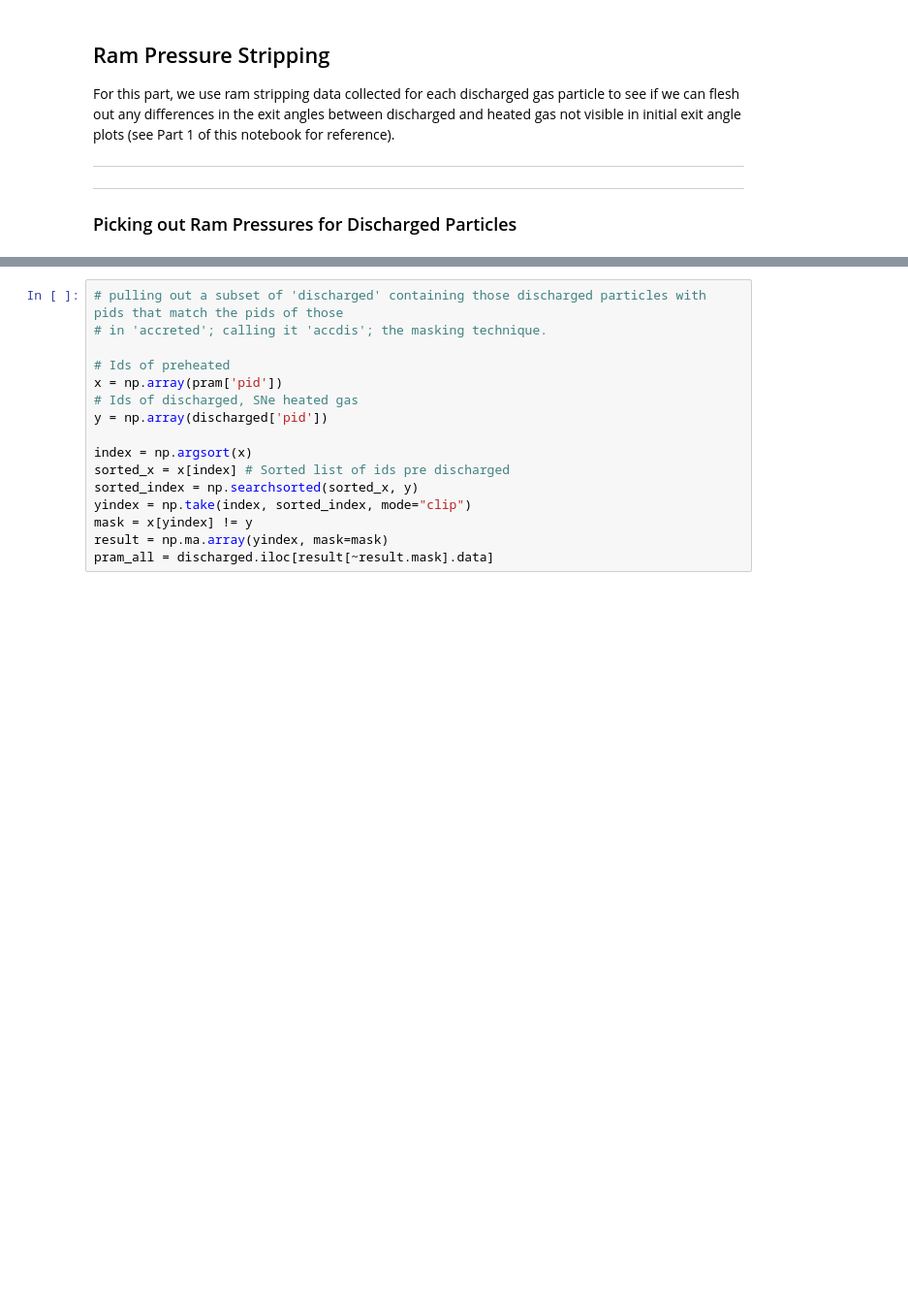
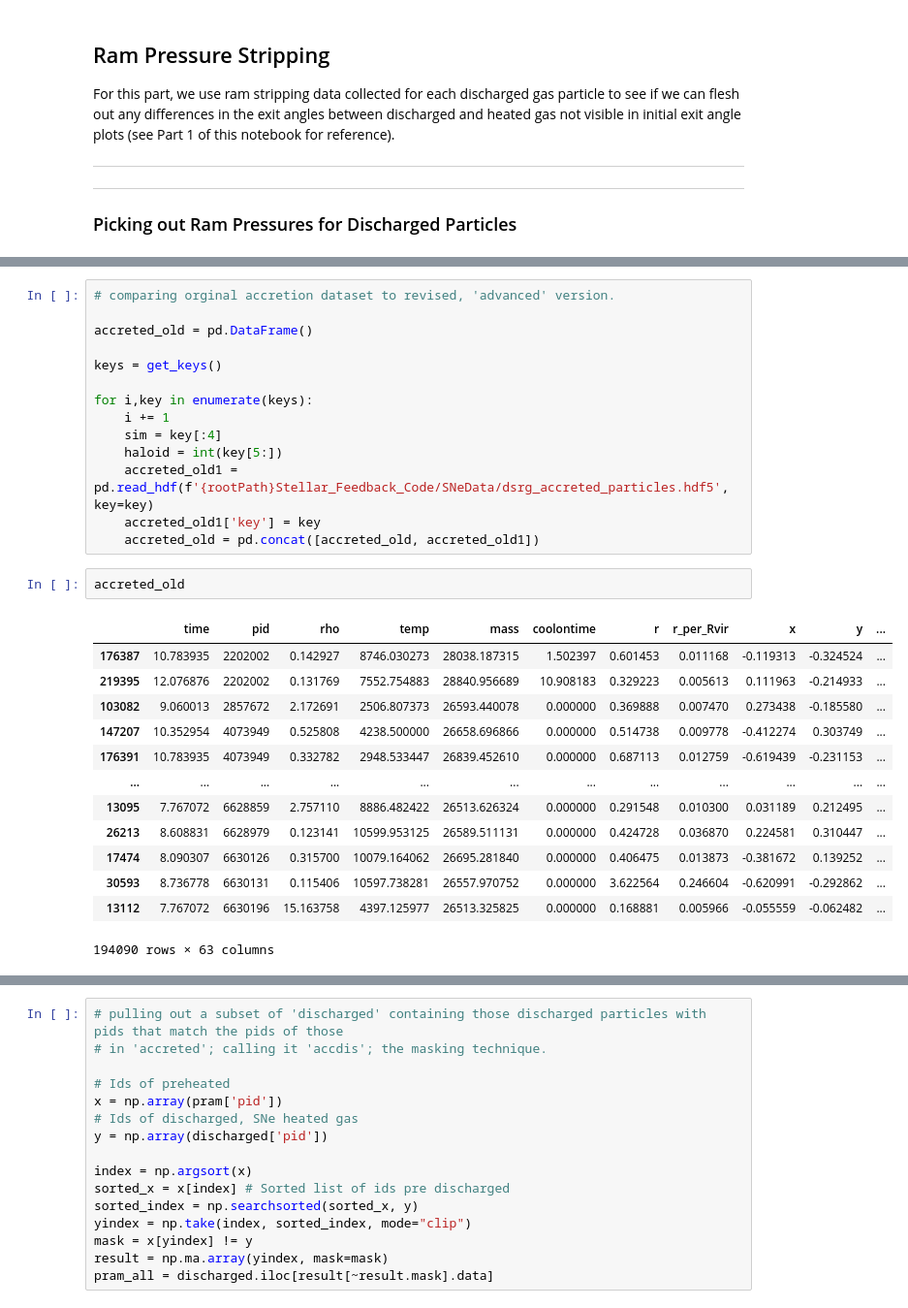
Before and after one commit to leoglonz/Astro_map, a Jupyter notebook: StellarFeedback_p3.ipynb, the cells around one changed output, grey strips where cells are left out. Shown: that part at 97% size. Drawn from its saved outputs; the diff is of its cells as text; blank space fills up the shorter version.

```diff
--- a/StellarFeedback_p3.ipynb
+++ b/StellarFeedback_p3.ipynb
@@ -84,0 +128,30 @@ KeyError: 'time'
+# %%
+# comparing orginal accretion dataset to revised, 'advanced' version.
+
+accreted_old = pd.DataFrame()
+
+keys = get_keys()
+
+for i,key in enumerate(keys):
+    i += 1
+    sim = key[:4]
+    haloid = int(key[5:])
+    accreted_old1 = pd.read_hdf(f'{rootPath}Stellar_Feedback_Code/SNeData/dsrg_accreted_particles.hdf5', key=key)
+    accreted_old1['key'] = key
+    accreted_old = pd.concat([accreted_old, accreted_old1])
+# %%
+accreted_old
+# %% [output]
+|  | time | pid | rho | temp | mass | coolontime | r | r_per_Rvir | x | y | ... |
+| 176387 | 10.783935 | 2202002 | 0.142927 | 8746.030273 | 28038.187315 | 1.502397 | 0.601453 | 0.011168 | -0.119313 | -0.324524 | ... |
+| 219395 | 12.076876 | 2202002 | 0.131769 | 7552.754883 | 28840.956689 | 10.908183 | 0.329223 | 0.005613 | 0.111963 | -0.214933 | ... |
+| 103082 | 9.060013 | 2857672 | 2.172691 | 2506.807373 | 26593.440078 | 0.000000 | 0.369888 | 0.007470 | 0.273438 | -0.185580 | ... |
+| 147207 | 10.352954 | 4073949 | 0.525808 | 4238.500000 | 26658.696866 | 0.000000 | 0.514738 | 0.009778 | -0.412274 | 0.303749 | ... |
+| 176391 | 10.783935 | 4073949 | 0.332782 | 2948.533447 | 26839.452610 | 0.000000 | 0.687113 | 0.012759 | -0.619439 | -0.231153 | ... |
+| ... | ... | ... | ... | ... | ... | ... | ... | ... | ... | ... | ... |
+| 13095 | 7.767072 | 6628859 | 2.757110 | 8886.482422 | 26513.626324 | 0.000000 | 0.291548 | 0.010300 | 0.031189 | 0.212495 | ... |
+| 26213 | 8.608831 | 6628979 | 0.123141 | 10599.953125 | 26589.511131 | 0.000000 | 0.424728 | 0.036870 | 0.224581 | 0.310447 | ... |
+| 17474 | 8.090307 | 6630126 | 0.315700 | 10079.164062 | 26695.281840 | 0.000000 | 0.406475 | 0.013873 | -0.381672 | 0.139252 | ... |
+| 30593 | 8.736778 | 6630131 | 0.115406 | 10597.738281 | 26557.970752 | 0.000000 | 3.622564 | 0.246604 | -0.620991 | -0.292862 | ... |
+| 13112 | 7.767072 | 6630196 | 15.163758 | 4397.125977 | 26513.325825 | 0.000000 | 0.168881 | 0.005966 | -0.055559 | -0.062482 | ... |
+194090 rows × 63 columns
```
Also changed, not shown: parts of 12 cells of this notebook, 4 other files.
